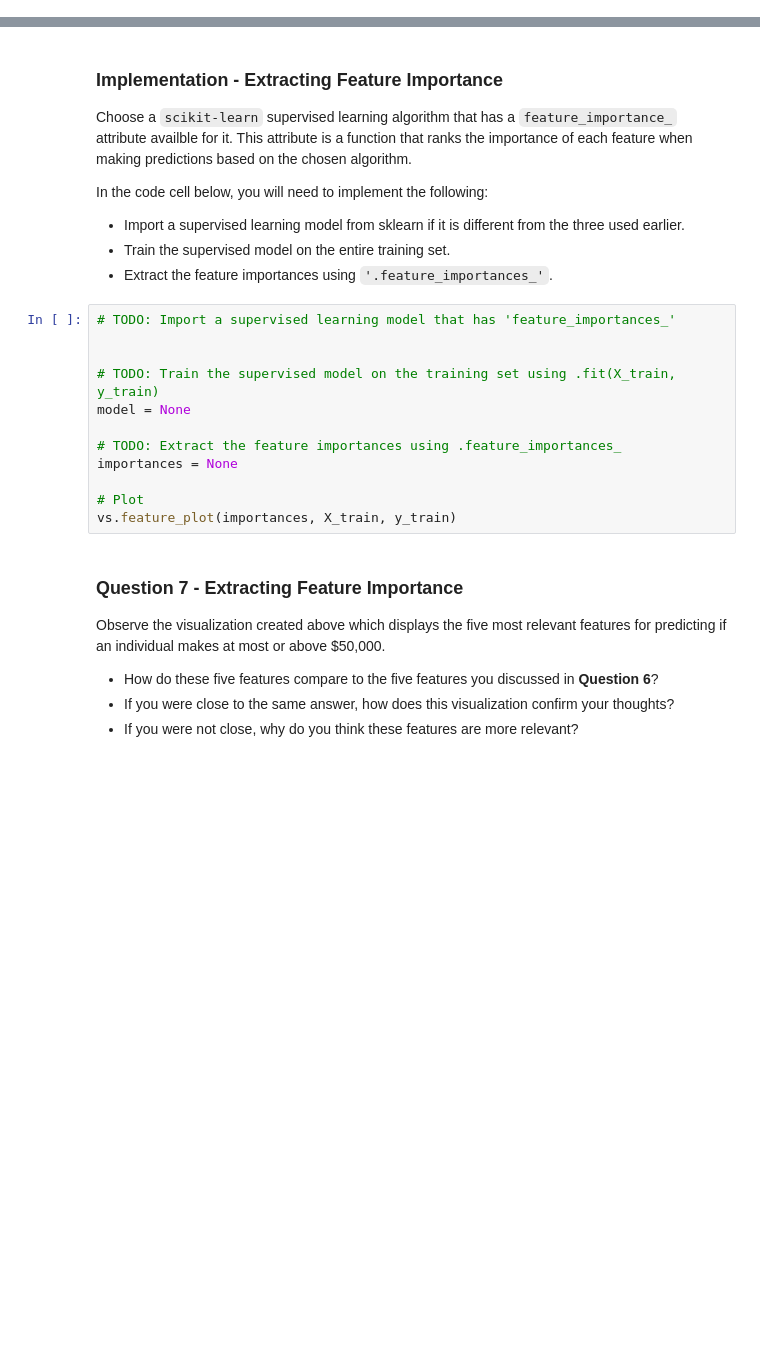
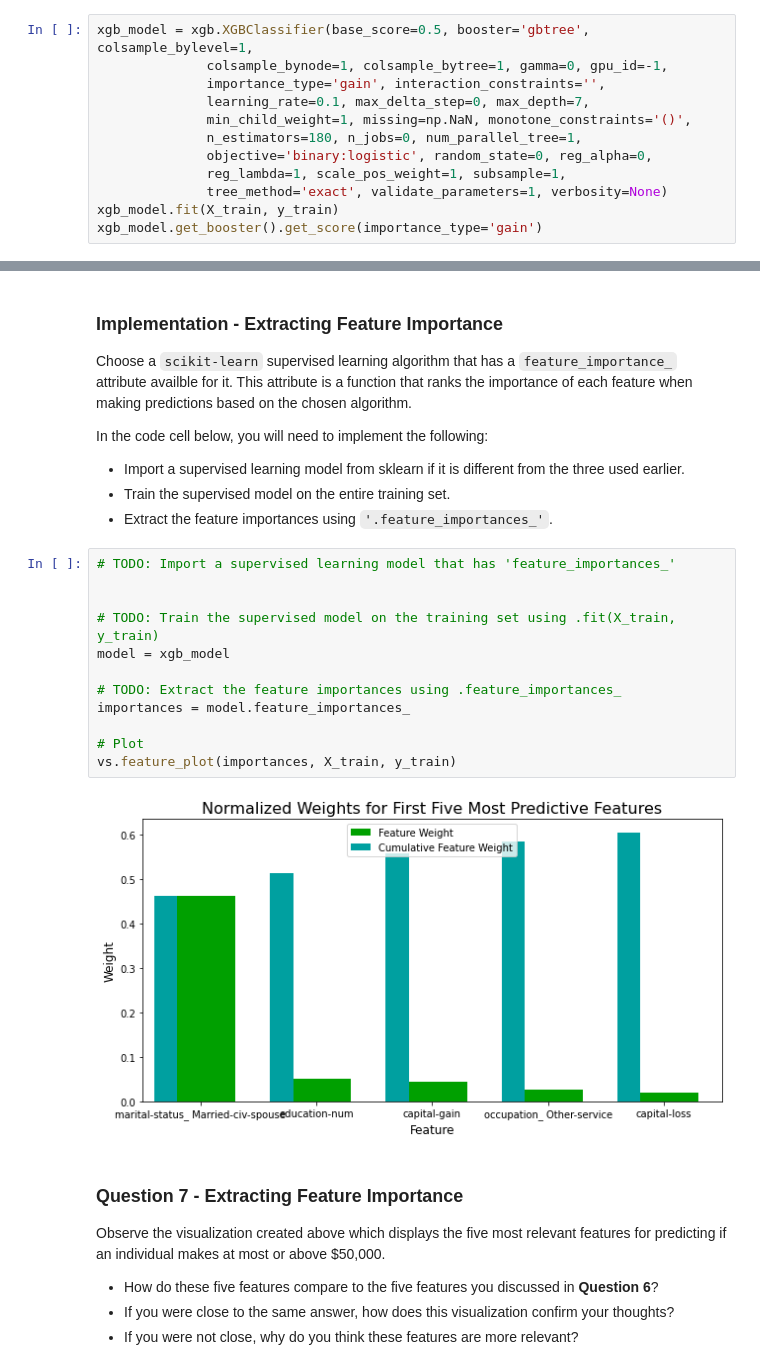
Before and after one commit to jmnickerson05/udacity_charity_ml, a Jupyter notebook: finding_donors(working version).ipynb, the cells around one changed output, grey strips where cells are left out. Cells and saved outputs as stored; diff of their text form; blank space fills up the shorter version.

Commit message:
Savepoint for feature importance stuff

```diff
--- a/finding_donors(working version).ipynb
+++ b/finding_donors(working version).ipynb
@@ -672,3 +672,15 @@ XGBClassifier(base_score=0.5, booster='gbtree', colsample_bylevel=1,
                        random_state=None, splitter='best')
 
 ==================================================
+# %%
+xgb_model = xgb.XGBClassifier(base_score=0.5, booster='gbtree', colsample_bylevel=1,
+              colsample_bynode=1, colsample_bytree=1, gamma=0, gpu_id=-1,
+              importance_type='gain', interaction_constraints='',
+              learning_rate=0.1, max_delta_step=0, max_depth=7,
+              min_child_weight=1, missing=np.NaN, monotone_constraints='()',
+              n_estimators=180, n_jobs=0, num_parallel_tree=1,
+              objective='binary:logistic', random_state=0, reg_alpha=0,
+              reg_lambda=1, scale_pos_weight=1, subsample=1,
+              tree_method='exact', validate_parameters=1, verbosity=None)
+xgb_model.fit(X_train, y_train)
+xgb_model.get_booster().get_score(importance_type='gain')
@@ -712,15 +744,17 @@ In the code cell below, you will need to implement the following:
 # %%
 # TODO: Import a supervised learning model that has 'feature_importances_'
 
 
 # TODO: Train the supervised model on the training set using .fit(X_train, y_train)
-model = None
+model = xgb_model
 
 # TODO: Extract the feature importances using .feature_importances_
-importances = None
+importances = model.feature_importances_
 
 # Plot
 vs.feature_plot(importances, X_train, y_train)
+# %% [output]
+[figure, added]
 # %% [markdown]
 ### Question 7 - Extracting Feature Importance
 
```
Also changed, not shown: parts of 2 cells of this notebook.
